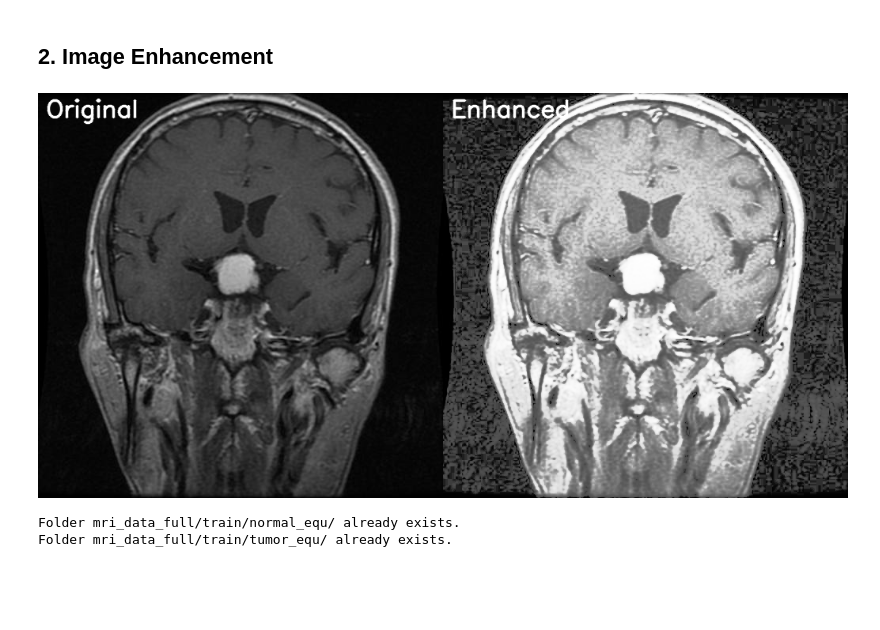
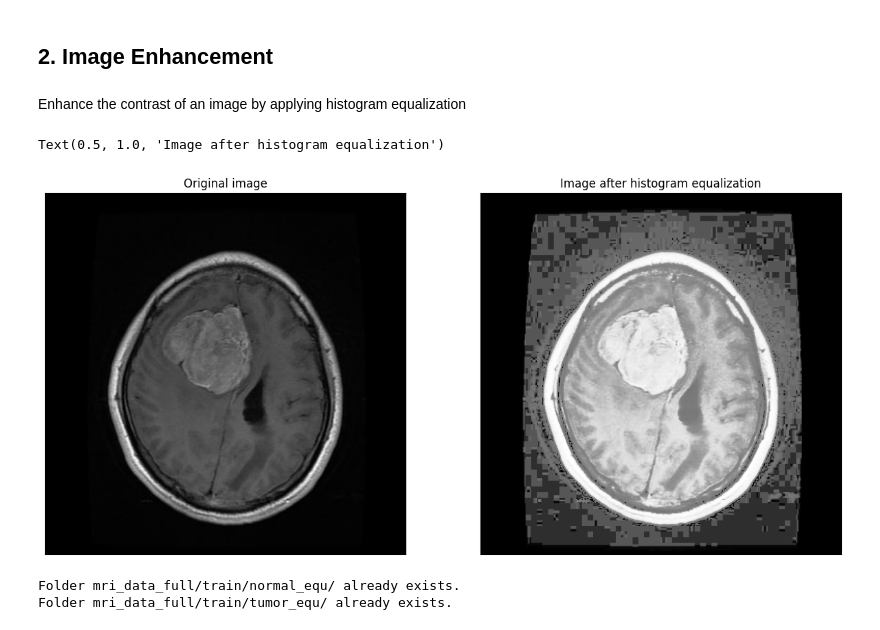
Before and after one commit to elliemci/vision-transformer-models, a Jupyter notebook: image_classification/mri_data_processing.ipynb, the cells around one changed output. Saved outputs shown, nothing was run; the diff lists cells and outputs as text; code cells hidden in the pictures; blank space fills up the shorter version.

```diff
--- a/image_classification/mri_data_processing.ipynb
+++ b/image_classification/mri_data_processing.ipynb
@@ -85,9 +67,16 @@ import os
 import glob
 import random
 import numpy as np
-import matplotlib.pyplot as plt
 %matplotlib inline
 
-#Set the path where images are stored
+# set the path where images are stored
 nimg_dir = "mri_data_full/train/notumor/"
 timg_dir = "mri_data_full/train/tumor/"
+
+# get a list of tumor and non-tumor image files
+nimg_files = glob.glob(nimg_dir + '*.jpg')
+timg_files = glob.glob(timg_dir + '*.jpg')
+
+# display the total count of MRI images with and without tumor
+print(f'Total number of MRI images with tumor: {len(timg_files)}')
+print(f'Total number of MRI images without tumor: {len(nimg_files)}')
@@ -365,39 +378,33 @@ plt.show()
 [figure]
 # %% [markdown]
 ## 2. Image Enhancement
-# %%
-import cv2
-import numpy as np
-import os
-from google.colab.patches import cv2_imshow
-
-# Assuming normal_fp and tumor_fp are defined
-
-# Construct the image path to the first image in the folder
-image_path = os.path.join(tumor_fp, os.listdir(tumor_fp)[0])
-
-# Load the image in grayscale
-img = cv2.imread(image_path, cv2.IMREAD_GRAYSCALE)
-
-# Check if image loaded correctly before proceeding
-if img is not None:
-    # Apply histogram equalization
-    equ = cv2.equalizeHist(img)
-
-    # Stack images side-by-side for display
-    res = np.hstack((img, equ))
-    # adding labels
-    font = cv2.FONT_HERSHEY_SIMPLEX
-    cv2.putText(res, "Original", (10, 30), font, 1, (255, 255, 255), 2, cv2.LINE_AA)
-    cv2.putText(res, "Enhanced", (img.shape[1] + 10, 30), font, 1, (255, 255, 255), 2, cv2.LINE_AA)
-
-    # display the original and enhanced images
-    cv2_imshow(res)
-
-else:
-    print(f"Error: Could not load image from: {image_path}")
-# %% [output]
-[figure, removed]
+# %% [markdown]
+Enhance the contrast of an image by applying histogram equalization
+# %%
+i= r.randint(0, len(timg_files))
+
+img = cv2.imread(timg_files[i],cv2.IMREAD_GRAYSCALE)
+#img = cv2.cvtColor(np.array(img), cv2.COLOR_RGB2GRAY)
+hist_eq = cv2.equalizeHist(img)
+
+hist_eq = cv2.cvtColor(hist_eq,cv2.COLOR_GRAY2RGB)
+
+fig = plt.figure(figsize=(15,15))
+ax1 = fig.add_subplot(221)
+# remove axis ticks
+ax1.set_xticks([])
+ax1.set_yticks([])
+ax1.imshow(img, cmap= 'gray')
+ax1.set_title('Original image')
+
+ax2 = fig.add_subplot(222)
+ax2.set_xticks([])
+ax2.set_yticks([])
+ax2.imshow(hist_eq, cmap= 'gray')
+ax2.set_title('Image after histogram equalization')
+# %% [output]
+Text(0.5, 1.0, 'Image after histogram equalization')
+[figure, added]
 # %%
 def equalize_image(image_path, target_value=0):
   """
```
Also changed, not shown: parts of 16 cells of this notebook.
